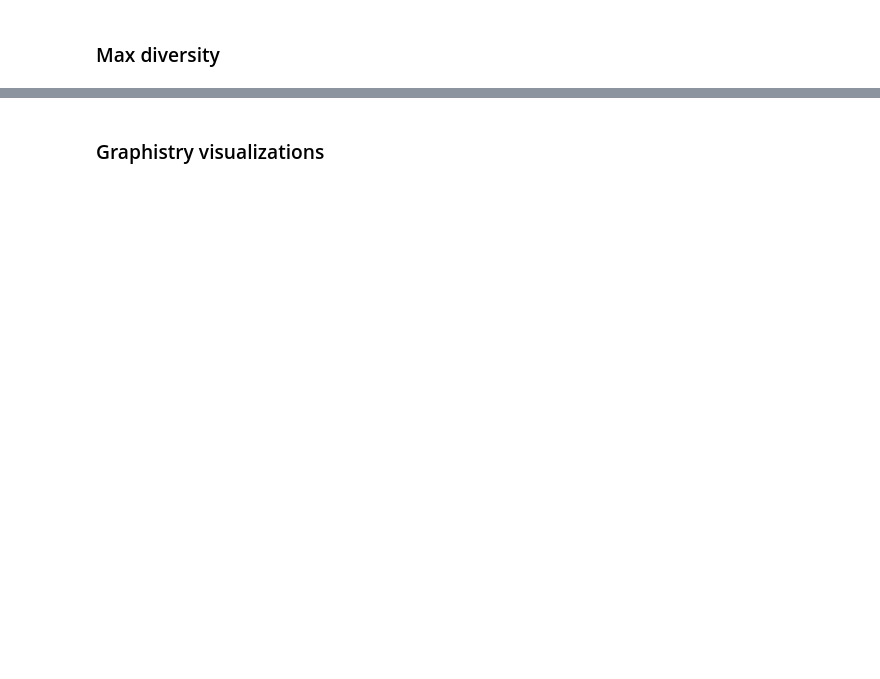
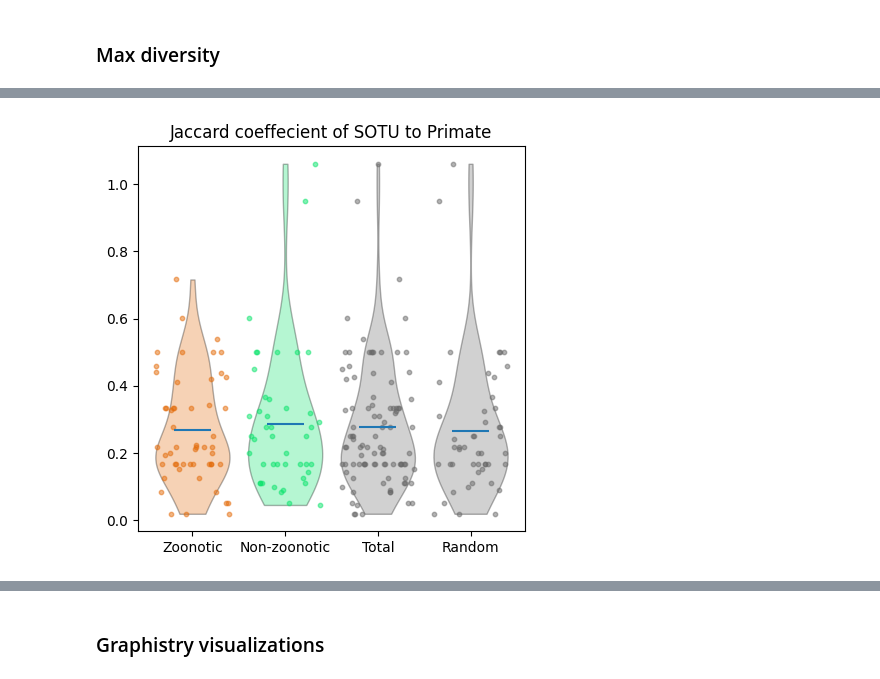
Before and after one commit to serratus-bio/virus-knowledge-graph, a Jupyter notebook: jobs/graph_learning/notebooks/zoonotic-potential.ipynb, the cells around one changed output, grey strips where cells are left out. Cells and saved outputs as stored; diff of their text form; code cells hidden in the pictures; blank space fills up the shorter version.

```diff
--- a/jobs/graph_learning/notebooks/zoonotic-potential.ipynb
+++ b/jobs/graph_learning/notebooks/zoonotic-potential.ipynb
@@ -2396,0 +2740,17 @@ Name: 0, dtype: object)
+# %%
+import networkx as nx
+
+stat_threshold = 0.8
+neo4j_data = get_neo4j_data(stat_threshold)
+
+G = nx.Graph()
+
+G.add_nodes_from(neo4j_data['sotu_nodes']['appId'].unique())
+G.add_nodes_from(neo4j_data['taxon_order_nodes']['appId'].unique())
+
+G.add_edges_from(neo4j_data['has_host_order_stat_edges'][['sourceAppId', 'targetAppId']].values)
+G.add_edges_from(neo4j_data['sotu_msa_edges'].loc[
+    neo4j_data['sotu_msa_edges']['weight'] > 0.8
+][['sourceAppId', 'targetAppId']].values)
+
+print(G)
@@ -2396,0 +2800,71 @@ Name: 0, dtype: object)
+# %%
+# plot preferential attachment by zoonotic status
+
+def make_scatter_plot_lp(y, ax, name=''):
+    ax.set_title(name)
+    x_labels = ["Zoonotic", "Non-zoonotic", "Total", "Random"]
+    colors = ['#e46c0a', '#0ae46c', '#696969', '#696969']
+    w = 0.8
+
+    # Combine the data into a single list for the violin plot
+    data = [y[i] for i in range(len(y))]
+
+    # Create a violin plot using matplotlib.axes.Axes.violinplot
+    vp = ax.violinplot(data, showmeans=True, showmedians=False, showextrema=False, vert=True, widths=w)
+
+    # Set the colors for the violins
+    for i, pc in enumerate(vp['bodies']):
+        pc.set_facecolor(colors[i])
+        pc.set_edgecolor('black')
+
+    max_y = max([np.max(yi) for yi in y])
+
+    if max_y > 20:
+        ax.set_yscale('log')
+
+    x = [1, 2, 3, 4]
+
+    ax.set_xticks(range(1, len(x_labels) + 1))
+    ax.set_xticklabels(x_labels)
+
+    for i in range(len(x)):
+        # distribute scatter randomly across whole width of bar
+        y_vals = y[i]
+        x_vals = x[i] + np.random.random(y[i].size) * w - w / 2
+        alphas = np.linspace(0.1, 1, 10)
+
+        ax.scatter(x_vals, y_vals, color=colors[i], s=10, alpha=0.5)
+
+
+
+lp_alg = 'jaccard_coefficient'
+preferential_attachment = pd.read_csv(f'{neo4j_data_path}{stat_threshold}/lp_{lp_alg}.csv')
+preferential_attachment = preferential_attachment.merge(
+    neo4j_data['sotu_nodes'][['appId', 'isZoonotic']], left_on='sourceAppId', right_on='appId'
+)
+
+positive = preferential_attachment.loc[preferential_attachment['isZoonotic'] == True][lp_alg].loc[
+    preferential_attachment[lp_alg] > 0
+]
+negative = preferential_attachment.loc[preferential_attachment['isZoonotic'] == False][lp_alg].loc[
+    preferential_attachment[lp_alg] > 0
+]
+total = preferential_attachment[lp_alg].loc[
+    preferential_attachment[lp_alg] > 0
+]
+
+n = (positive.shape[0] + negative.shape[0]) / 2
+random = total.sample(n=int(n), random_state=1)
+
+ys = [
+    positive,
+    negative,
+    total,
+    random,
+]
+fig, ax = plt.subplots(1, 1, figsize=(5, 5))
+
+
+make_scatter_plot_lp(ys, ax, "Jaccard coeffecient of SOTU to Primate")
+# %% [output]
+[figure, added]
```
Also changed, not shown: parts of 32 cells of this notebook.
